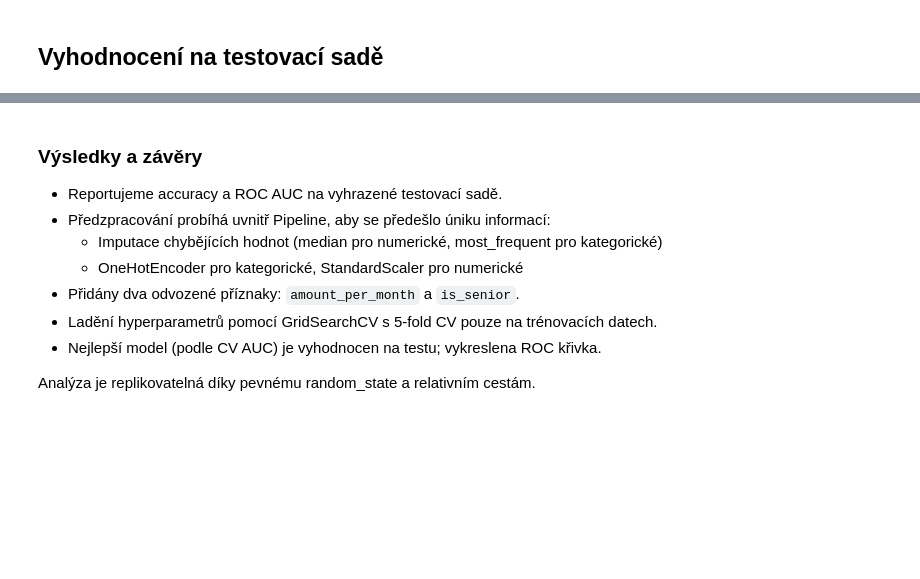
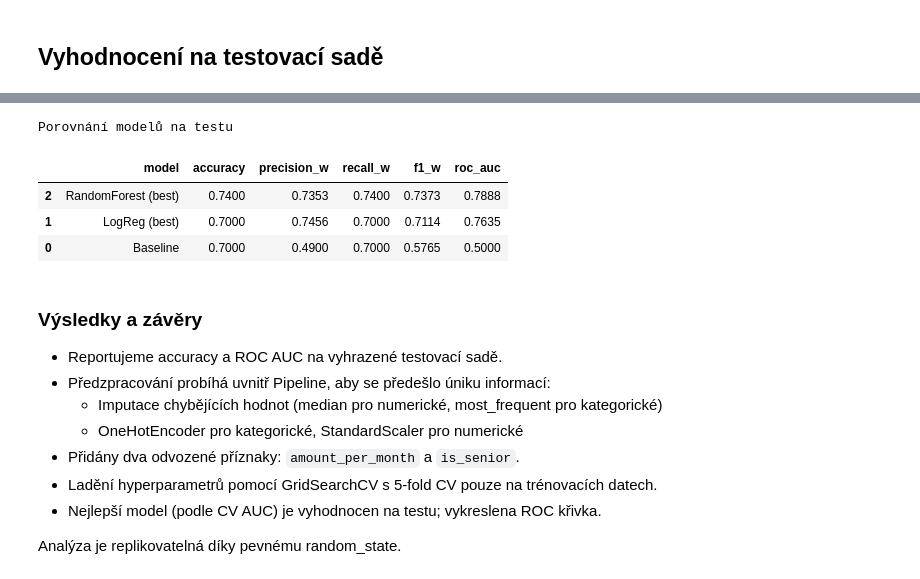
Before and after one commit to Kubis1414/4iz466_credit_model, a Jupyter notebook: credit_g_project.ipynb, the cells around one changed output, grey strips where cells are left out. Cells and saved outputs as stored; diff of their text form; code cells hidden in the pictures; blank space fills up the shorter version.

```diff
--- a/credit_g_project.ipynb
+++ b/credit_g_project.ipynb
@@ -370,3 +425,49 @@ plt.show()
+# %%
+def summarize_models(models, X_test, y_test):
+    rows = []
+    for name, est in models:
+        y_pred = est.predict(X_test)
+        acc = accuracy_score(y_test, y_pred)
+        prec, rec, f1, _ = precision_recall_fscore_support(
+            y_test, y_pred, average="weighted", zero_division=0
+        )
+        auc = np.nan
+        if hasattr(est, "predict_proba"):
+            try:
+                auc = roc_auc_score(y_test, est.predict_proba(X_test)[:, 1])
+            except Exception:
+                auc = np.nan
+        rows.append({
+            "model": name,
+            "accuracy": acc,
+            "precision_w": prec,
+            "recall_w": rec,
+            "f1_w": f1,
+            "roc_auc": auc,
+        })
+    return pd.DataFrame(rows)
+
+summary_df = summarize_models(models_to_plot, X_test, y_test)
+summary_df = summary_df.sort_values(
+    by=["roc_auc", "f1_w", "accuracy"], ascending=False
+)
+
+# Hezčí výpis s formátováním
+display(
+    summary_df.style.format({
+        "accuracy": "{:.4f}",
+        "precision_w": "{:.4f}",
+        "recall_w": "{:.4f}",
+        "f1_w": "{:.4f}",
+        "roc_auc": "{:.4f}",
+    }).set_caption("Porovnání modelů na testu")
+)
+# %% [output]
+Porovnání modelů na testu
+|  | model | accuracy | precision_w | recall_w | f1_w | roc_auc |
+| 2 | RandomForest (best) | 0.7400 | 0.7353 | 0.7400 | 0.7373 | 0.7888 |
+| 1 | LogReg (best) | 0.7000 | 0.7456 | 0.7000 | 0.7114 | 0.7635 |
+| 0 | Baseline | 0.7000 | 0.4900 | 0.7000 | 0.5765 | 0.5000 |
 # %% [markdown]
 ### Výsledky a závěry
 - Reportujeme accuracy a ROC AUC na vyhrazené testovací sadě.
@@ -377,4 +478,4 @@ plt.show()
 - Ladění hyperparametrů pomocí GridSearchCV s 5-fold CV pouze na trénovacích datech.
 - Nejlepší model (podle CV AUC) je vyhodnocen na testu; vykreslena ROC křivka.
 
-Analýza je replikovatelná díky pevnému random_state a relativním cestám.
+Analýza je replikovatelná díky pevnému random_state.
```
Also changed, not shown: parts of 7 cells of this notebook.
